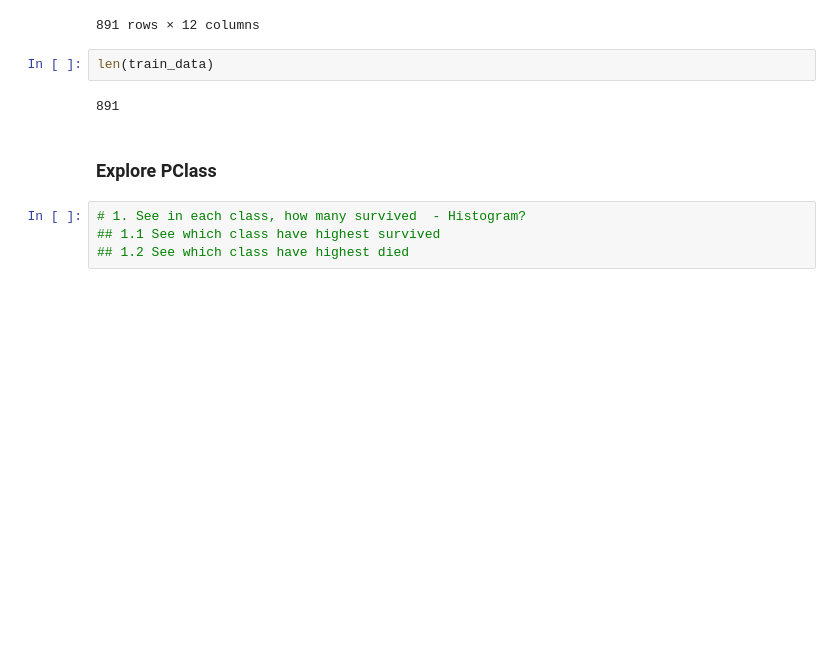
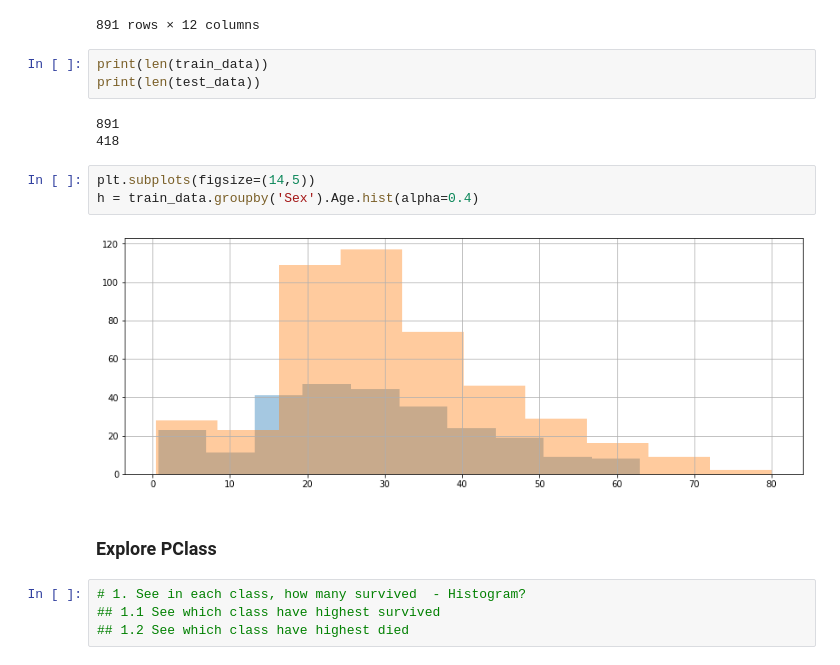
Before and after one commit to Divjyot/KaggleCompetitions, a Jupyter notebook: Titanic Survival Competition/TitanicComp.ipynb, the cells around one changed output. Drawn from its saved outputs; the diff is of its cells as text; blank space fills up the shorter version.

```diff
--- a/Titanic Survival Competition/TitanicComp.ipynb
+++ b/Titanic Survival Competition/TitanicComp.ipynb
@@ -29,10 +33,17 @@ train_data
 | 889 | 890 | 1 | 1 | Behr, Mr. Karl Howell | male | 26.0 | 0 | 0 | 111369 | 30.0000 | ... |
 | 890 | 891 | 0 | 3 | Dooley, Mr. Patrick | male | 32.0 | 0 | 0 | 370376 | 7.7500 | ... |
 891 rows × 12 columns
-# %%
-len(train_data)
-# %% [output]
-891
+# %%
+print(len(train_data))
+print(len(test_data))
+# %% [output]
+891
+418
+# %%
+plt.subplots(figsize=(14,5))
+h = train_data.groupby('Sex').Age.hist(alpha=0.4)
+# %% [output]
+[figure, added]
 # %% [markdown]
 ### Explore PClass
 # %%
```
Also changed, not shown: parts of 66 cells of this notebook, 5 other files.
